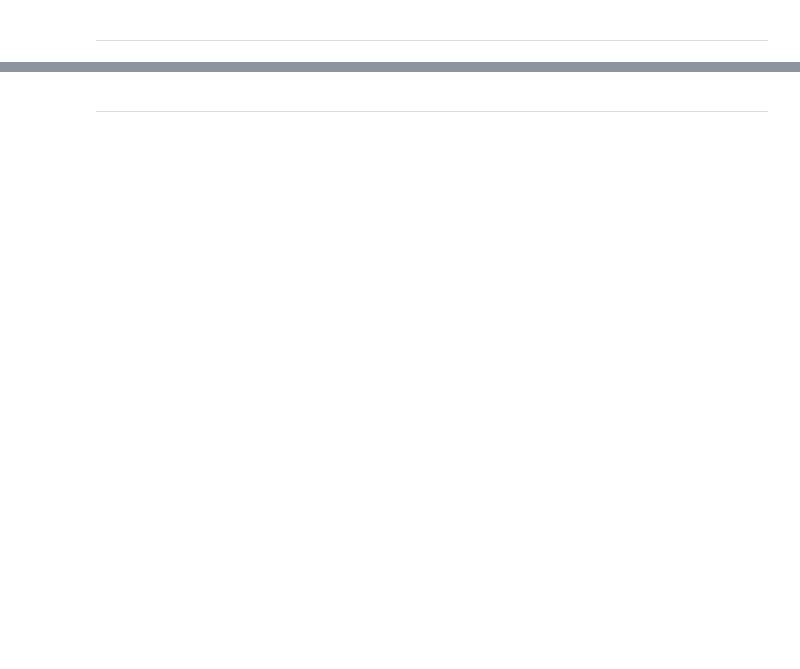
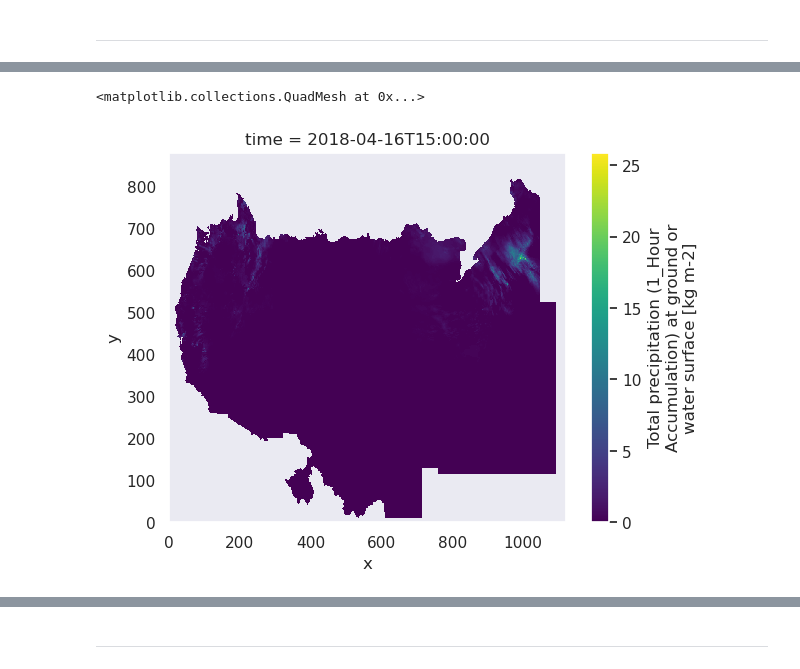
Before and after one commit to ProjectPythia/Stage-IV-Cookbook, a Jupyter notebook: notebooks/evan.ipynb, the cells around one changed output, grey strips where cells are left out. Cells and saved outputs as stored; diff of their text form; code cells hidden in the pictures; blank space fills up the shorter version.

```diff
--- a/notebooks/evan.ipynb
+++ b/notebooks/evan.ipynb
@@ -43,0 +74,6 @@ Label the importance of each concept explicitly as **helpful/necessary**.
+# %%
+zarr_url = 's3://mdmf/gdp/stageiv_combined.zarr/'
+fs2 = fsspec.filesystem('s3', anon=True, endpoint_url='https://usgs.osn.mghpcc.org/')
+zarr_store_path = fs2.get_mapper(zarr_url)
+ds = xr.open_zarr(zarr_store_path, consolidated=False, drop_variables=['time_bounds'])
+ds = ds.sortby('time')
@@ -43,0 +175,5 @@ Label the importance of each concept explicitly as **helpful/necessary**.
+# %%
+ds['Total_precipitation_surface_1_Hour_Accumulation'].sel(time='2018-04-16 15:00').plot()
+# %% [output]
+<matplotlib.collections.QuadMesh at 0x...>
+[figure, added]
```
Also changed, not shown: parts of 62 cells of this notebook, 2 other files.
